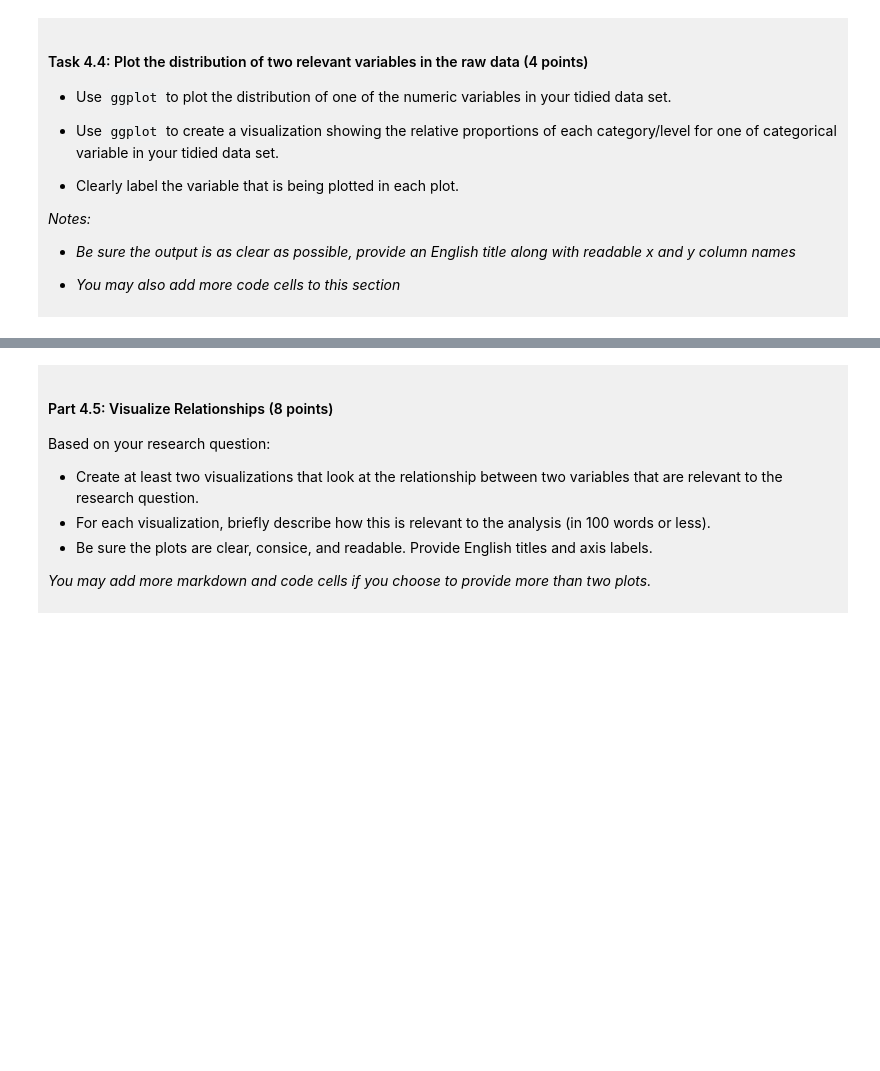
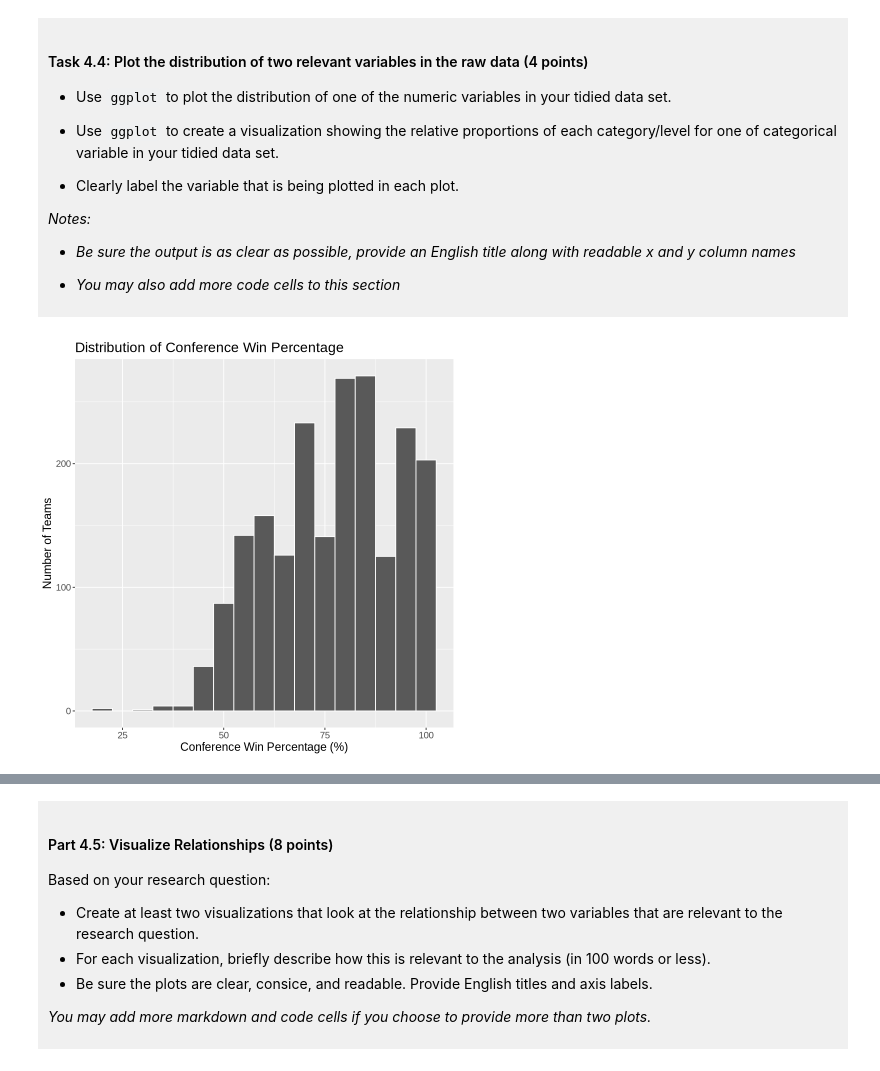
Before and after one commit to ngholipo/dsci-100-project-niki-gholipour, a Jupyter notebook: dsci-100-project-notebook.ipynb, the cells around one changed output, grey strips where cells are left out. Cells and saved outputs as stored; diff of their text form; code cells hidden in the pictures; blank space fills up the shorter version.

Commit message:
Completed up to checkpoint C
Completed the summary statistics table, missing values table, mean by bid type, two distribution plots, two relationship plots, and wrote my analysis plan

```diff
--- a/dsci-100-project-notebook.ipynb
+++ b/dsci-100-project-notebook.ipynb
@@ -311,5 +361,13 @@ You will refine your research question (if needed) and produce a tidy data set.
 </div>
 # %%
 ### EDIT THIS CODE CELL FOR PLOT 1 ###
+# Plot 1: distribution of conference win percentage
+conf_wins_hist <- ggplot(tournament_tidy, aes(x = conf_wins_pct)) +
+    geom_histogram(binwidth = 5, color = "white") +
+    labs(title = "Distribution of Conference Win Percentage", x = "Conference Win Percentage (%)", y = "Number of Teams") +
+    theme(text = element_text(size = 14))
+conf_wins_hist
+# %% [output]
+[figure, added]
 # %%
 ### EDIT THIS CODE CELL FOR PLOT 2 ###
```
Also changed, not shown: parts of 10 cells of this notebook.
